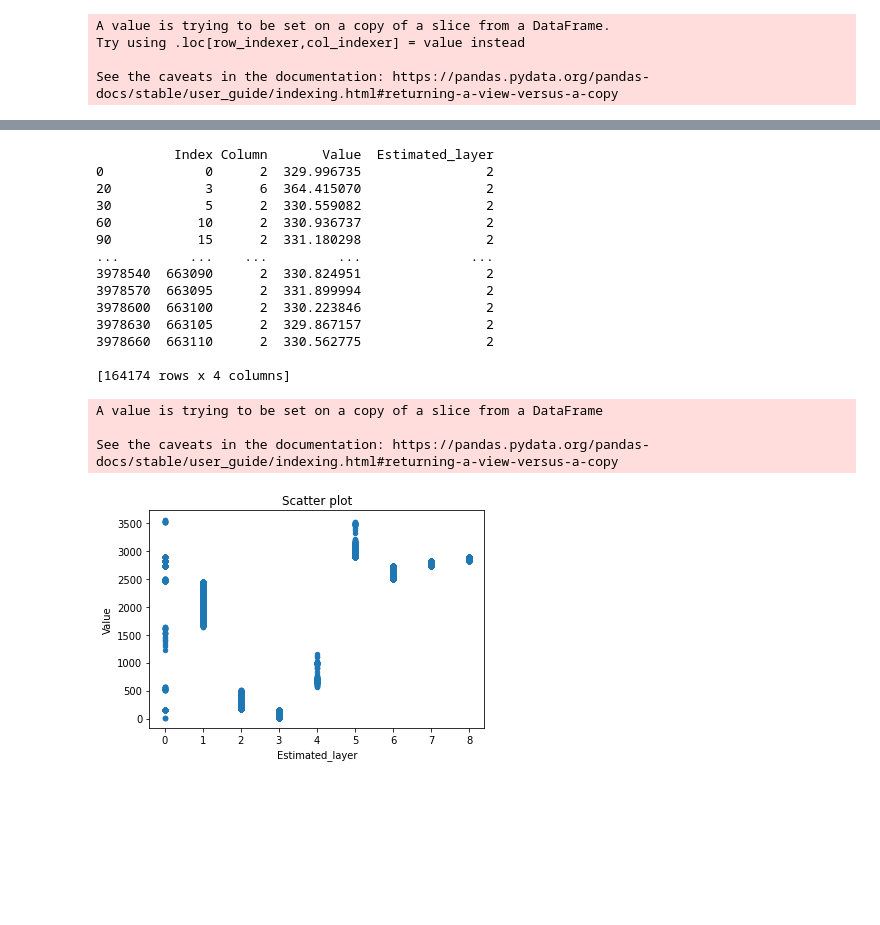
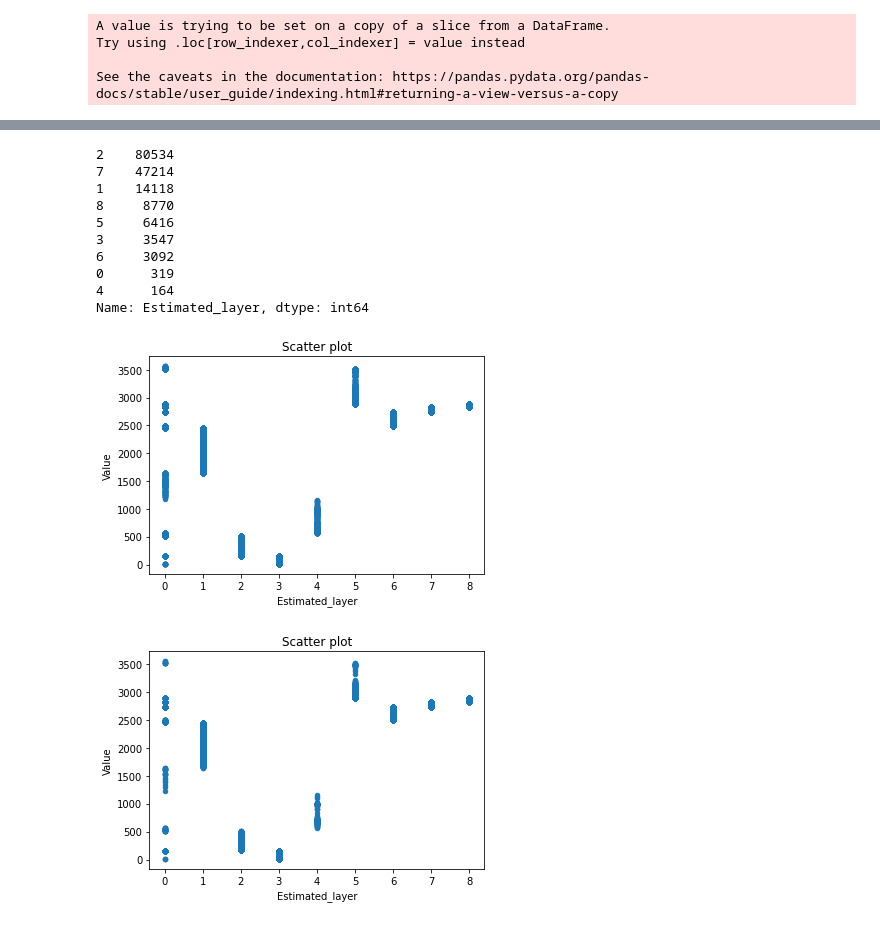
Before and after one commit to Priyanka-Kugapriya/Clustering_notebook, a Jupyter notebook: Assigning_labels.ipynb, the cells around one changed output, grey strips where cells are left out. Drawn from its saved outputs; the diff is of its cells as text; code cells hidden in the pictures; blank space fills up the shorter version.

```diff
--- a/Assigning_labels.ipynb
+++ b/Assigning_labels.ipynb
@@ -163,3 +175,6 @@ def  estimated_flayer_check(Value):
         return 8
     else:
         return 0                                  #values which does not come under specified range
+# %%
+#checked on the original dataset without any reduction
+df4['Estimated_layer'] = df4['Value'].apply(estimated_flayer_check)
@@ -173,24 +206,22 @@ See the caveats in the documentation: https://pandas.pydata.org/pandas-docs/stab
 # %%
-print(df_plot)
+print(df_plot['Estimated_layer'].value_counts())
 # %% [output]
-          Index Column       Value  Estimated_layer
-0             0      2  329.996735                2
-20            3      6  364.415070                2
-30            5      2  330.559082                2
-60           10      2  330.936737                2
-90           15      2  331.180298                2
-...         ...    ...         ...              ...
-3978540  663090      2  330.824951                2
-3978570  663095      2  331.899994                2
-3978600  663100      2  330.223846                2
-3978630  663105      2  329.867157                2
-3978660  663110      2  330.562775                2
-
-[164174 rows x 4 columns]
+2    80534
+7    47214
+1    14118
+8     8770
+5     6416
+3     3547
+6     3092
+0      319
+4      164
+Name: Estimated_layer, dtype: int64
-# %%
-df_plot.drop(['num'],axis='columns', inplace=True)
-# %% [output]
-A value is trying to be set on a copy of a slice from a DataFrame
-
-See the caveats in the documentation: https://pandas.pydata.org/pandas-docs/stable/user_guide/indexing.html#returning-a-view-versus-a-copy
+# %%
+#original dataset df4 without any reduction
+import matplotlib.pyplot as plot
+
+df4.plot.scatter(x="Estimated_layer", y="Value", title= "Scatter plot");
+plot.show(block=True);
+# %% [output]
+[figure, added]
 # %%
```
Also changed, not shown: parts of 10 cells of this notebook.
